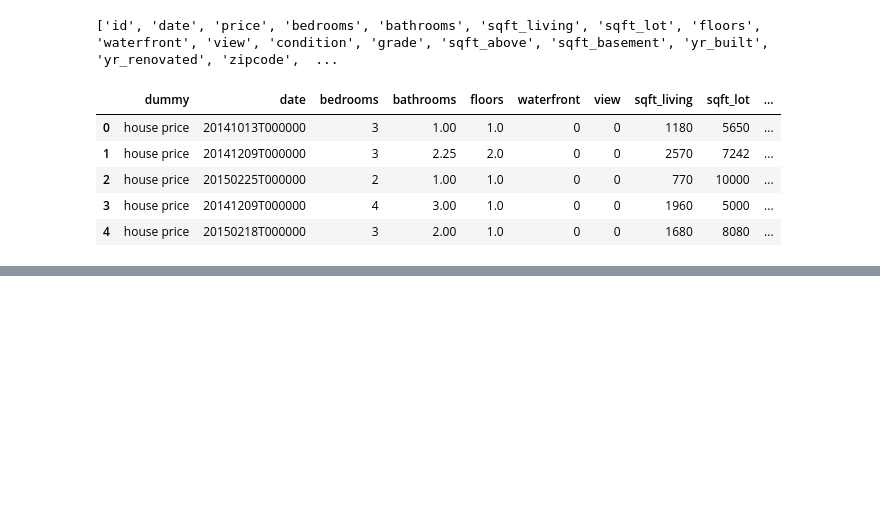
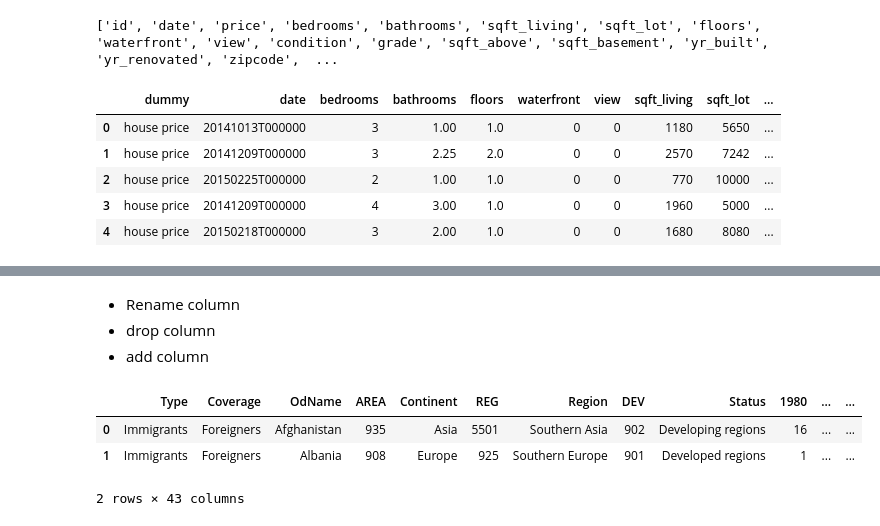
Before and after one commit to Abhisri1994/Python-Data-analytics-2024, a Jupyter notebook: Data analysis/Pandas.ipynb, the cells around one changed output, grey strips where cells are left out. Saved outputs shown, nothing was run; the diff lists cells and outputs as text; code cells hidden in the pictures; blank space fills up the shorter version.

```diff
--- a/Data analysis/Pandas.ipynb
+++ b/Data analysis/Pandas.ipynb
@@ -683,0 +730,18 @@ df.head()
+# %% [markdown]
+- Rename column
+- drop column
+- add column
+# %%
+col_to_rename = {
+    'odName': 'Country',
+    'AreaName': 'Continent',
+    'RegName': 'Region',
+    'DevName': 'Status'
+    }
+cnd = cnd.rename(columns=col_to_rename)
+cnd.head(2)
+# %% [output]
+|  | Type | Coverage | OdName | AREA | Continent | REG | Region | DEV | Status | 1980 | ... | ... |
+| 0 | Immigrants | Foreigners | Afghanistan | 935 | Asia | 5501 | Southern Asia | 902 | Developing regions | 16 | ... | ... |
+| 1 | Immigrants | Foreigners | Albania | 908 | Europe | 925 | Southern Europe | 901 | Developed regions | 1 | ... | ... |
+2 rows × 43 columns
```
Also changed, not shown: parts of 8 cells of this notebook, 1 other file.
